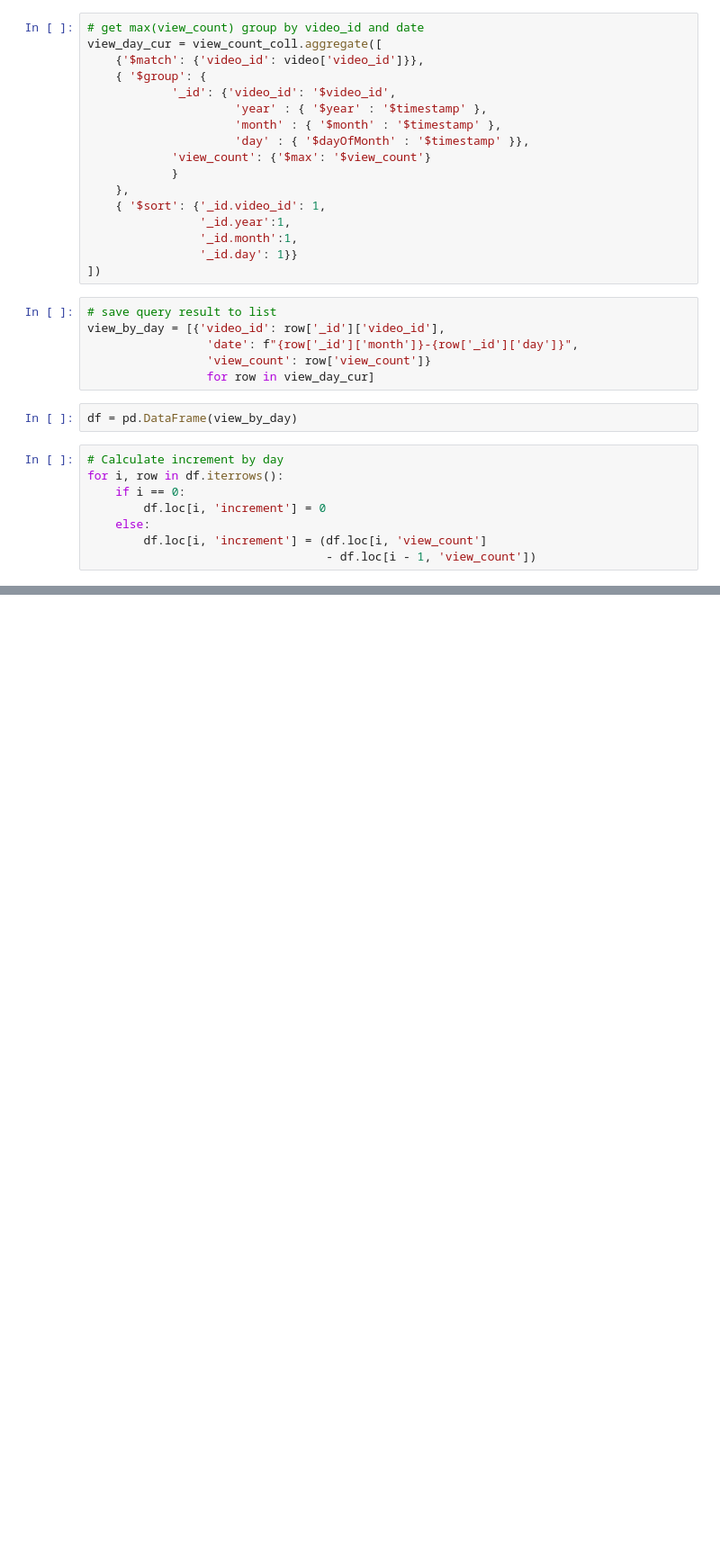
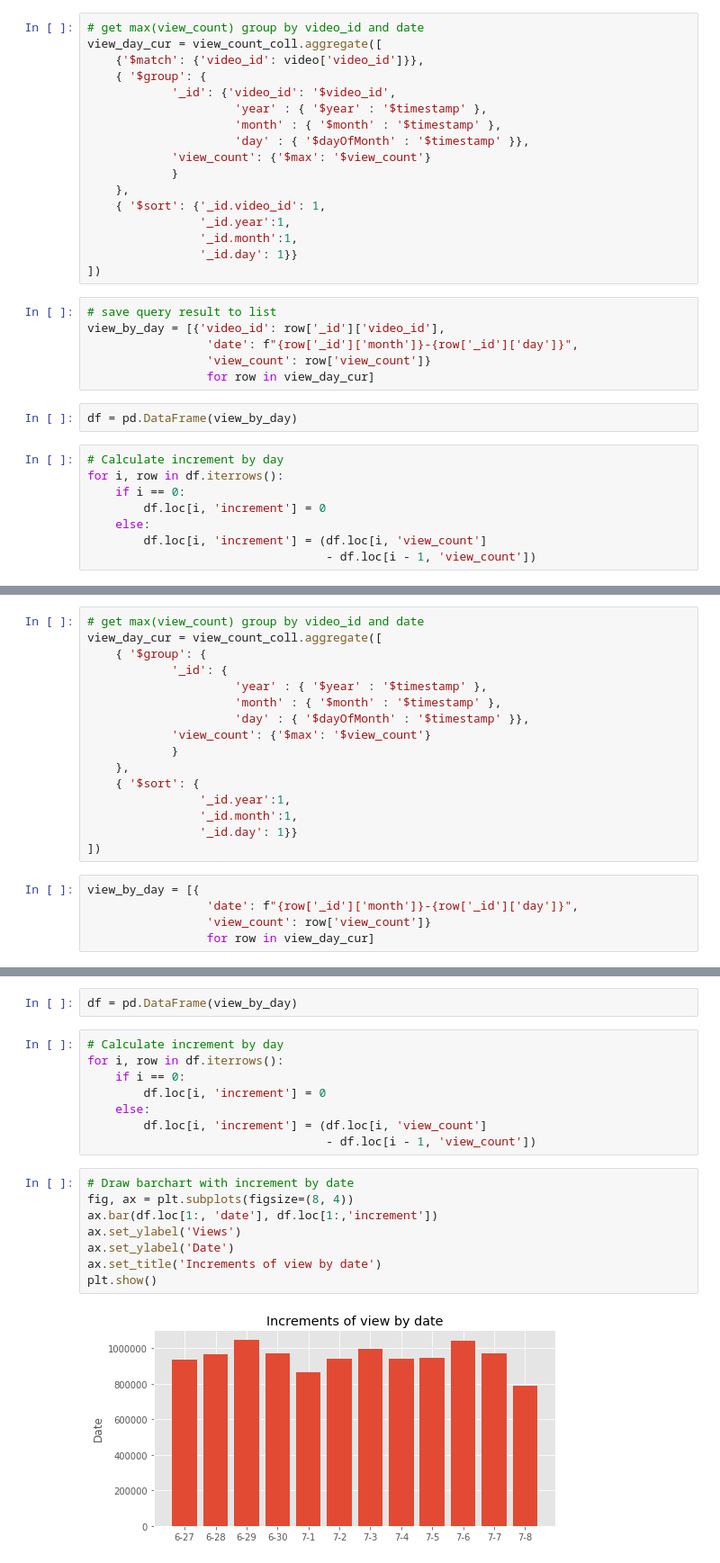
Before and after one commit to Teosoft7/hit_or_not, a Jupyter notebook: eda/data_understanding.ipynb, the cells around one changed output, grey strips where cells are left out. Shown: that part at 90% size. Cells and saved outputs as stored; diff of their text form; blank space fills up the shorter version.

```diff
--- a/eda/data_understanding.ipynb
+++ b/eda/data_understanding.ipynb
@@ -821,0 +824,21 @@ plt.show()
+# %%
+# get max(view_count) group by video_id and date
+view_day_cur = view_count_coll.aggregate([
+    { '$group': {
+            '_id': {
+                     'year' : { '$year' : '$timestamp' },
+                     'month' : { '$month' : '$timestamp' },
+                     'day' : { '$dayOfMonth' : '$timestamp' }},
+            'view_count': {'$max': '$view_count'}
+            }
+    },
+    { '$sort': {
+                '_id.year':1,
+                '_id.month':1,
+                '_id.day': 1}}
+])
+# %%
+view_by_day = [{
+                 'date': f"{row['_id']['month']}-{row['_id']['day']}",
+                 'view_count': row['view_count']}
+                 for row in view_day_cur]
@@ -821,0 +861,20 @@ plt.show()
+# %%
+df = pd.DataFrame(view_by_day)
+# %%
+# Calculate increment by day
+for i, row in df.iterrows():
+    if i == 0:
+        df.loc[i, 'increment'] = 0
+    else:
+        df.loc[i, 'increment'] = (df.loc[i, 'view_count']
+                                  - df.loc[i - 1, 'view_count'])
+# %%
+# Draw barchart with increment by date
+fig, ax = plt.subplots(figsize=(8, 4))
+ax.bar(df.loc[1:, 'date'], df.loc[1:,'increment'])
+ax.set_ylabel('Views')
+ax.set_ylabel('Date')
+ax.set_title('Increments of view by date')
+plt.show()
+# %% [output]
+[figure, added]
```
Also changed, not shown: parts of 3 cells of this notebook, 5 other files.
